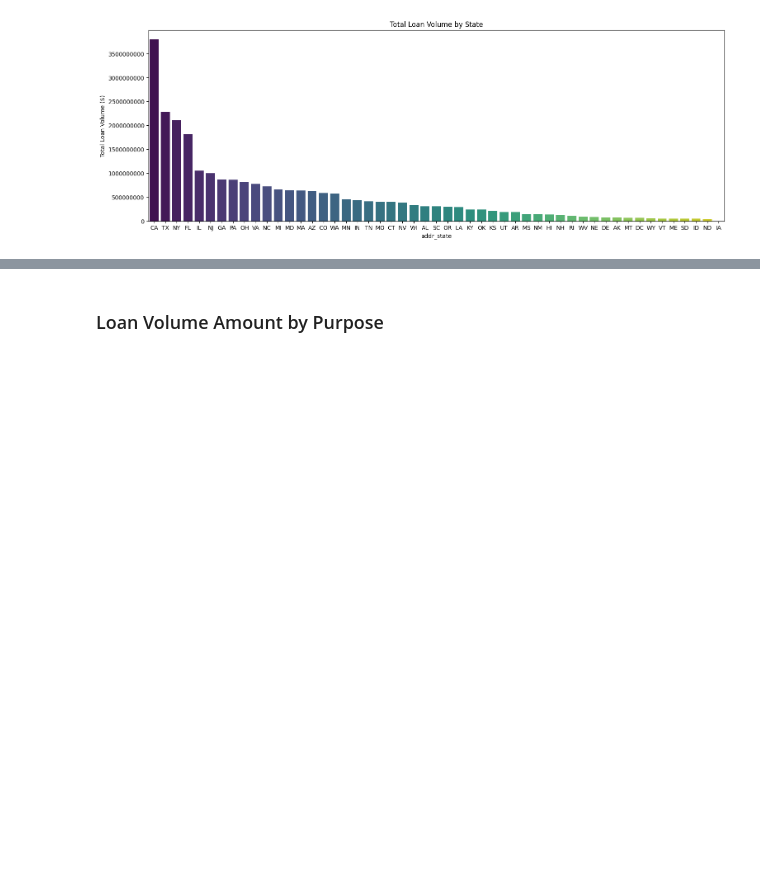
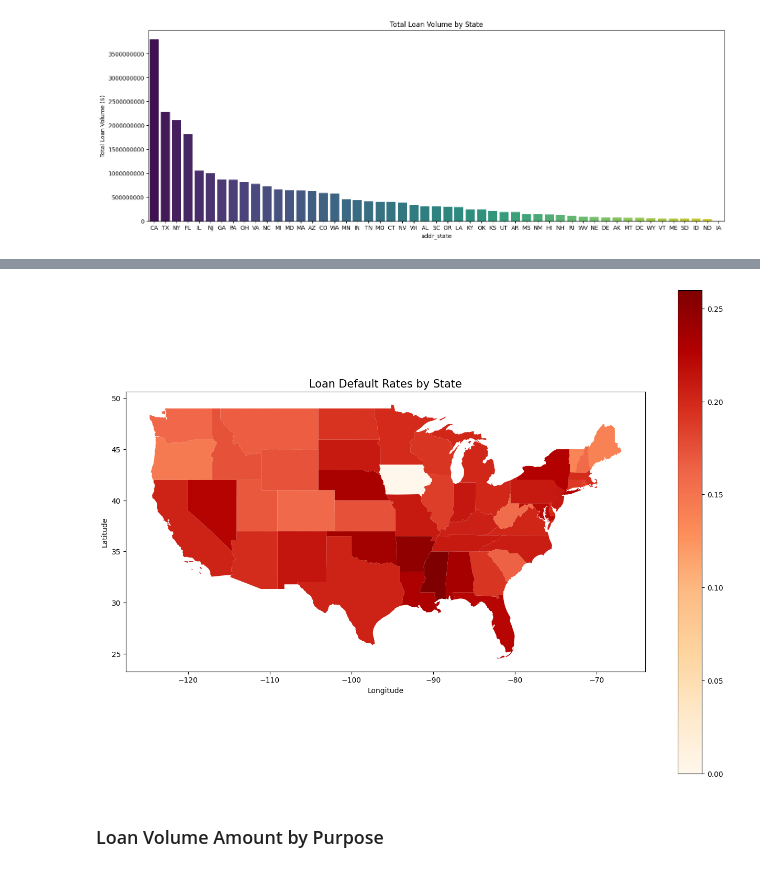
Before and after one commit to dmtrinh/loan-default-prediction, a Jupyter notebook: LendingClub_EDA.ipynb, the cells around one changed output, grey strips where cells are left out. Drawn from its saved outputs; the diff is of its cells as text; code cells hidden in the pictures; blank space fills up the shorter version.

```diff
--- a/LendingClub_EDA.ipynb
+++ b/LendingClub_EDA.ipynb
@@ -113,3 +130,24 @@ plt.show()
+# %%
+import geopandas as gpd
+# Load U.S. states shapefile
+shapefile_path = 'data/map/usa-states-census-2014.shp'
+states = gpd.read_file(shapefile_path)
+states.head()
+
+# Merge dataframes
+merged = states.set_index('STUSPS').join(non_performing_loans_by_state)
+# %%
+fig, ax = plt.subplots(1, 1, figsize=(16, 12))
+merged.plot(column='loan_status', cmap='OrRd', ax=ax, figsize=(15, 10), legend=True)
+ax.set_title('Loan Default Rates by State', fontdict={'fontsize': '15', 'fontweight' : '3'})
+# Set x-label
+plt.xlabel('Longitude')
+# Set y-label
+plt.ylabel('Latitude')
+plt.savefig('./output/non_performing_loans_by_state_on_map.png', dpi=300, bbox_inches='tight')
+plt.show()
+# %% [output]
+[figure, added]
 # %% [markdown]
 ### Loan Volume Amount by Purpose
 # %%
```
Also changed, not shown: parts of 47 cells of this notebook, 24 other files.
